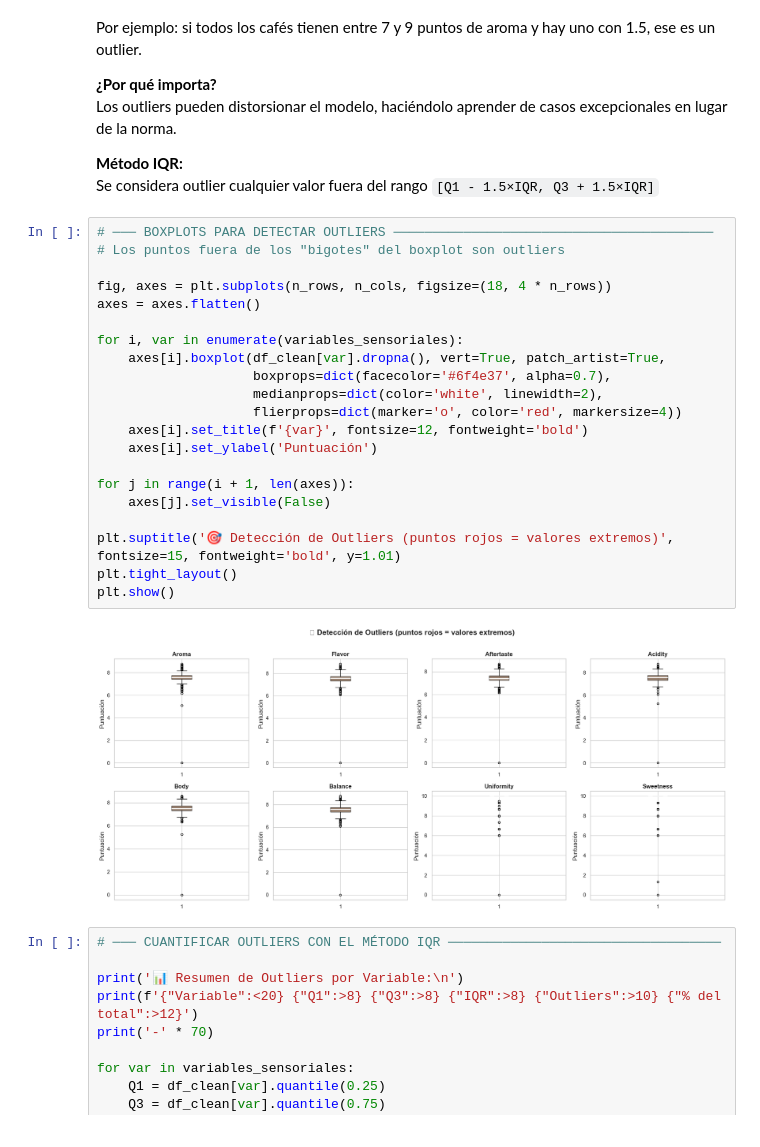
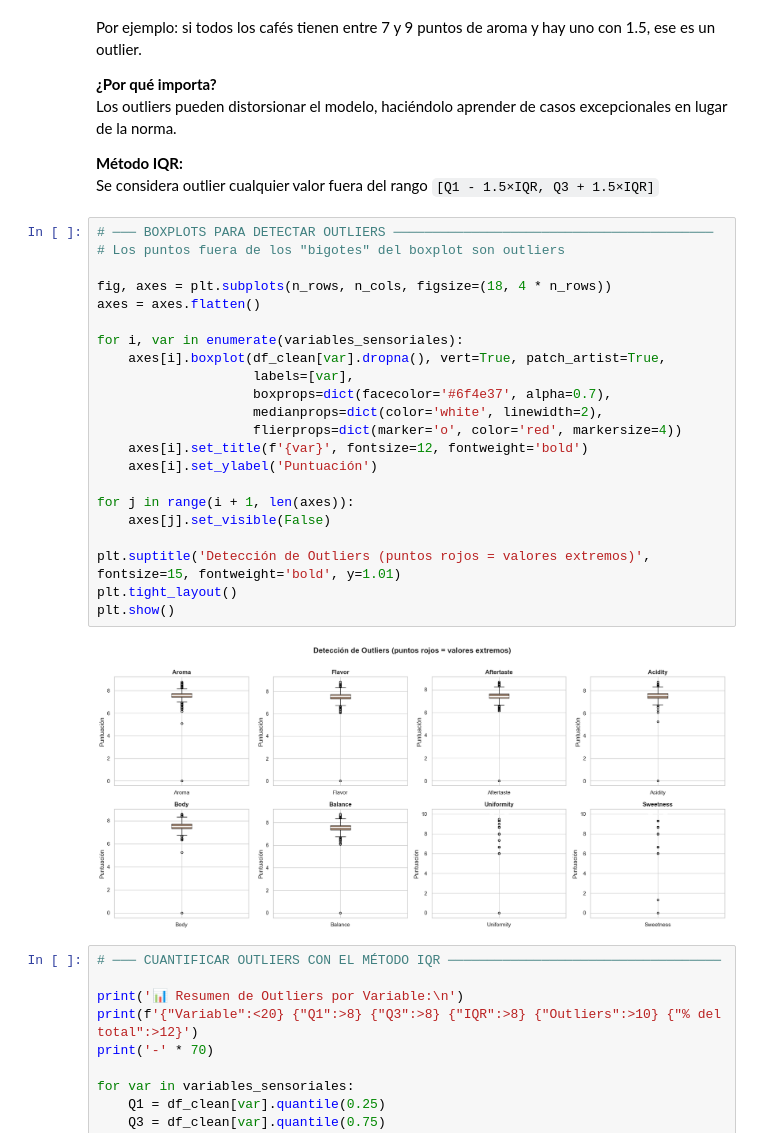
Before and after one commit to Bootcamp-IA-P6/Proyecto6_Grupo1, a Jupyter notebook: notebooks/2_EDA_Merge_Jonathan.ipynb, the cells around one changed output. Saved outputs shown, nothing was run; the diff lists cells and outputs as text.

```diff
--- a/notebooks/2_EDA_Merge_Jonathan.ipynb
+++ b/notebooks/2_EDA_Merge_Jonathan.ipynb
@@ -772,26 +769,27 @@ Se considera outlier cualquier valor fuera del rango `[Q1 - 1.5×IQR, Q3 + 1.5×
 # %%
 # ─── BOXPLOTS PARA DETECTAR OUTLIERS ─────────────────────────────────────────
 # Los puntos fuera de los "bigotes" del boxplot son outliers
 
 fig, axes = plt.subplots(n_rows, n_cols, figsize=(18, 4 * n_rows))
 axes = axes.flatten()
 
 for i, var in enumerate(variables_sensoriales):
     axes[i].boxplot(df_clean[var].dropna(), vert=True, patch_artist=True,
+                    labels=[var],
                     boxprops=dict(facecolor='#6f4e37', alpha=0.7),
                     medianprops=dict(color='white', linewidth=2),
                     flierprops=dict(marker='o', color='red', markersize=4))
     axes[i].set_title(f'{var}', fontsize=12, fontweight='bold')
     axes[i].set_ylabel('Puntuación')
 
 for j in range(i + 1, len(axes)):
     axes[j].set_visible(False)
 
-plt.suptitle('🎯 Detección de Outliers (puntos rojos = valores extremos)', fontsize=15, fontweight='bold', y=1.01)
+plt.suptitle('Detección de Outliers (puntos rojos = valores extremos)', fontsize=15, fontweight='bold', y=1.01)
 plt.tight_layout()
 plt.show()
 # %% [output]
-[figure, old version]
+[figure, new version]
 # %%
 # ─── CUANTIFICAR OUTLIERS CON EL MÉTODO IQR ───────────────────────────────────
 
```
Also changed, not shown: parts of 5 cells of this notebook, 1 other file.
